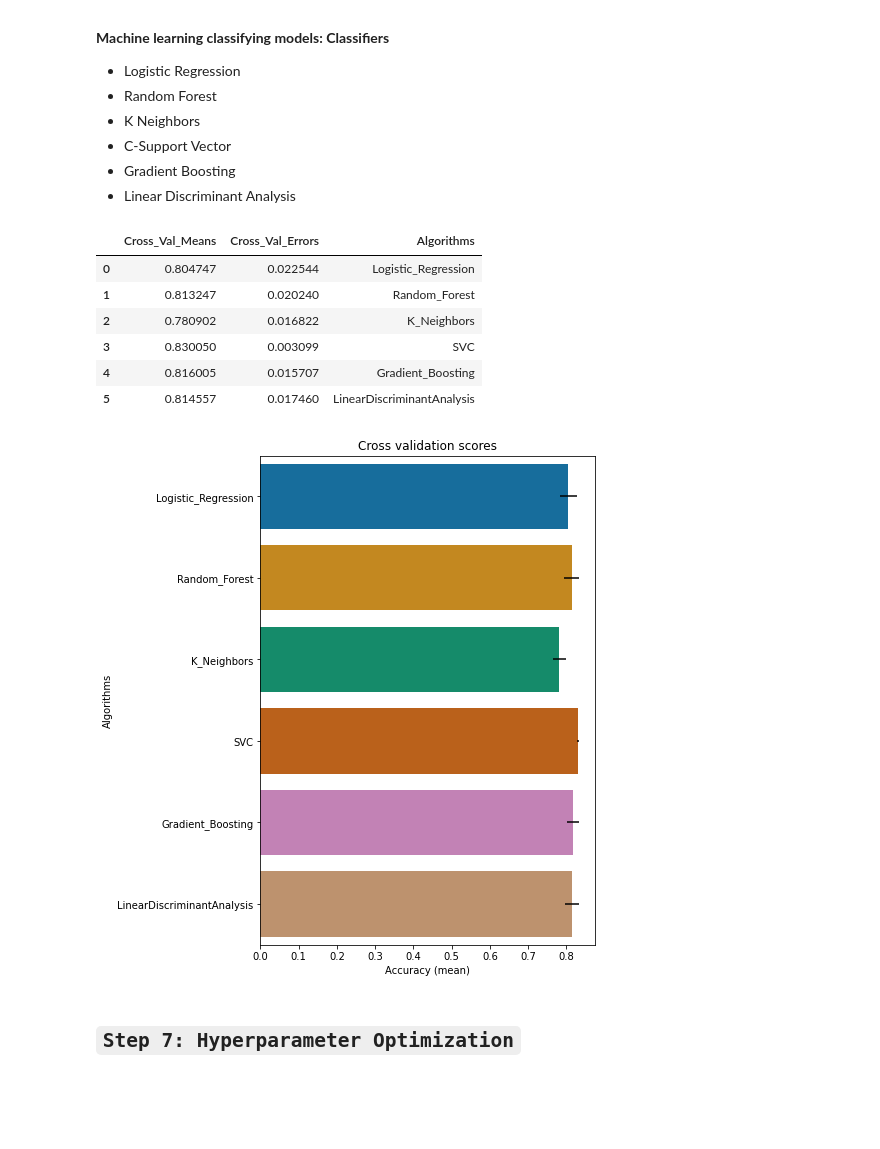
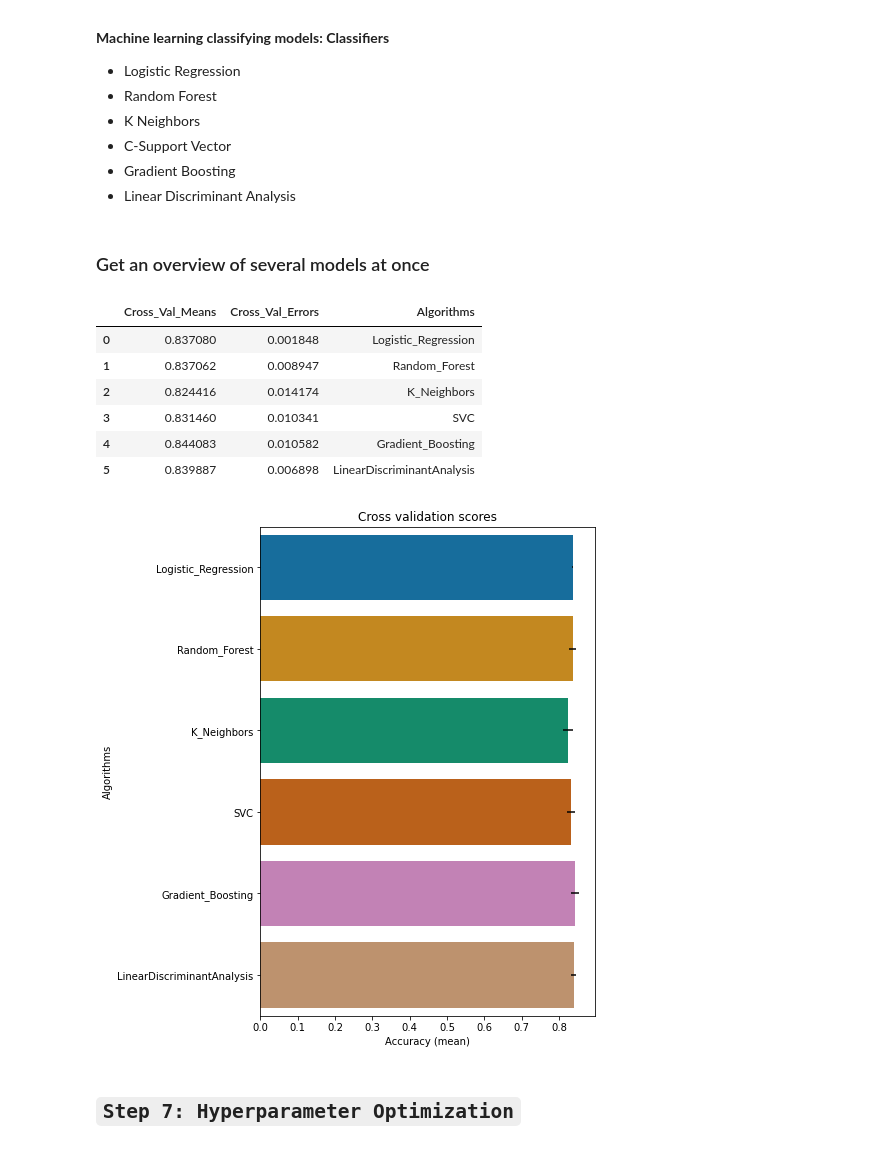
Before and after one commit to alperdomo/ML_classification, a Jupyter notebook: scripts/Project_Titanic_MacLearMod_survival_titanic.ipynb, the cells around one changed output. Saved outputs shown, nothing was run; the diff lists cells and outputs as text; code cells hidden in the pictures; blank space fills up the shorter version.

```diff
--- a/scripts/Project_Titanic_MacLearMod_survival_titanic.ipynb
+++ b/scripts/Project_Titanic_MacLearMod_survival_titanic.ipynb
@@ -513,3 +510,5 @@ from sklearn.discriminant_analysis import LinearDiscriminantAnalysis
+# %% [markdown]
+### Get an overview of several models at once
 # %%
 def cross_validation_models(X_train, y_train, splits):
     random_state = 42
@@ -548,17 +547,17 @@ def cross_validation_models(X_train, y_train, splits):
     plt.savefig('../plots/Cross_val_algorithms.jpg', format ="jpg", bbox_inches = 'tight')
     return cross_val_df
 # %%
-cross_val_df = cross_validation_models(X_train, y_train, 5)
+cross_val_df = cross_validation_models(X_train, y_train, 3)
 cross_val_df
 # %% [output]
 |  | Cross_Val_Means | Cross_Val_Errors | Algorithms |
-| 0 | 0.804747 | 0.022544 | Logistic_Regression |
-| 1 | 0.813247 | 0.020240 | Random_Forest |
-| 2 | 0.780902 | 0.016822 | K_Neighbors |
-| 3 | 0.830050 | 0.003099 | SVC |
-| 4 | 0.816005 | 0.015707 | Gradient_Boosting |
-| 5 | 0.814557 | 0.017460 | LinearDiscriminantAnalysis |
+| 0 | 0.837080 | 0.001848 | Logistic_Regression |
+| 1 | 0.837062 | 0.008947 | Random_Forest |
+| 2 | 0.824416 | 0.014174 | K_Neighbors |
+| 3 | 0.831460 | 0.010341 | SVC |
+| 4 | 0.844083 | 0.010582 | Gradient_Boosting |
+| 5 | 0.839887 | 0.006898 | LinearDiscriminantAnalysis |
-[figure, old version]
+[figure, new version]
 # %% [markdown]
 ## `Step 7: Hyperparameter Optimization`
 # %% [markdown]
```
Also changed, not shown: parts of 48 cells of this notebook, 13 other files.
